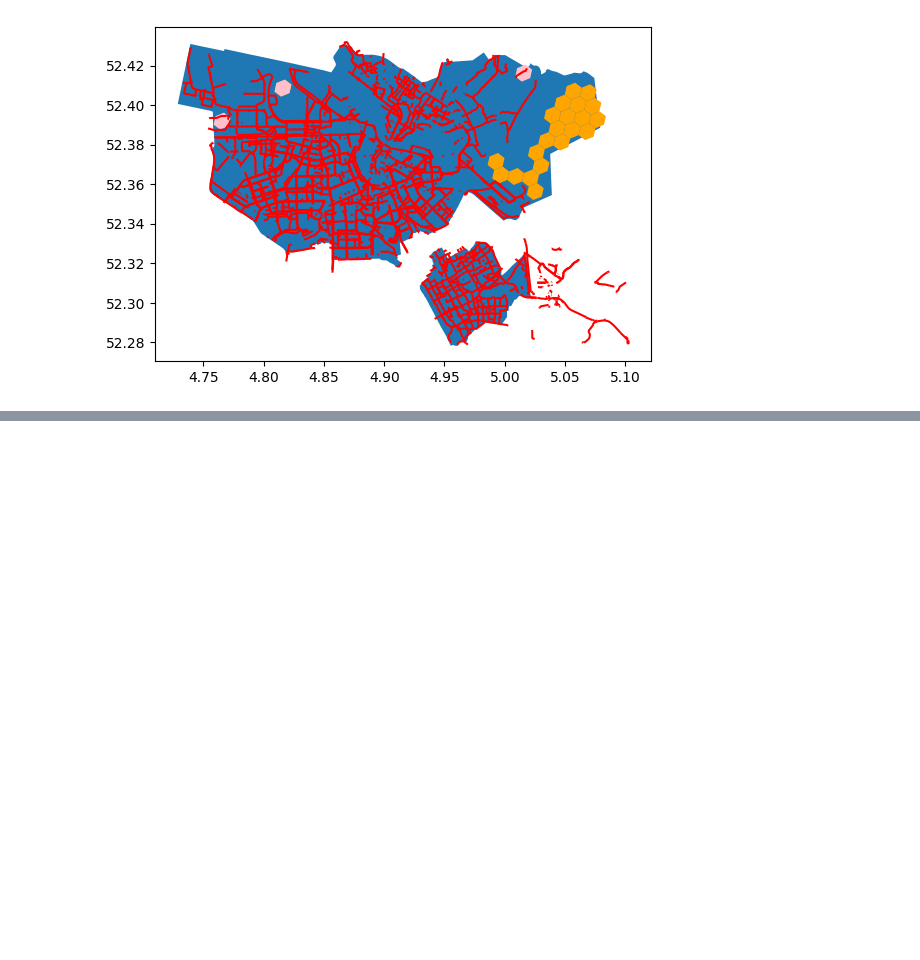
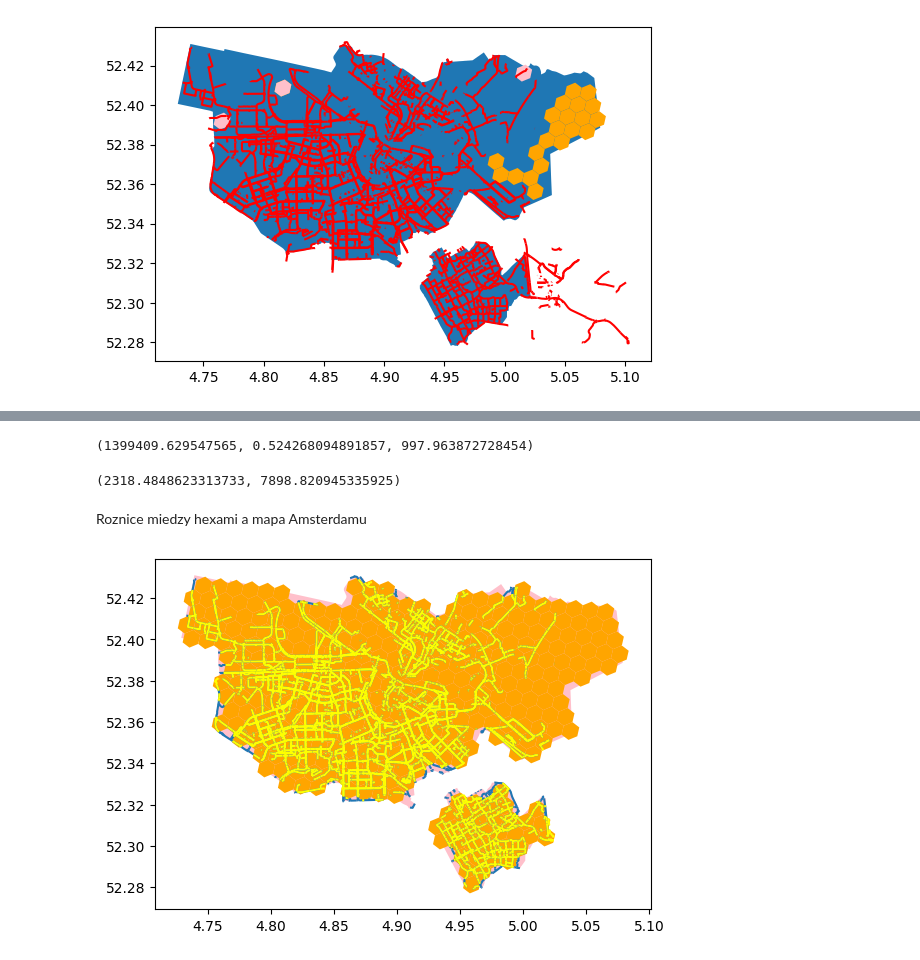
Before and after one commit to juliamorka/bike-paths-analysis, a Jupyter notebook: dev.ipynb, the cells around one changed output, grey strips where cells are left out. Drawn from its saved outputs; the diff is of its cells as text; code cells hidden in the pictures; blank space fills up the shorter version.

Commit message:
Added more variables, created correlated vars binning. Added Forward Feature Selection for Linear Regression model.

```diff
--- a/dev.ipynb
+++ b/dev.ipynb
@@ -80,3 +58,0 @@ len(num_buildings)
-# %%
-# polygons["green_area_abs"] = areas
-polygons["num_buildings"] = num_buildings
@@ -126,0 +69,9 @@ None
+# %%
+with open('config/amt_columns_binning_config.json') as json_config:
+    AMT_VARS_DICT = json.load(json_config)
+
+with open("config/area_columns_binning_config.json") as json_config:
+    AREA_VARS_DICT = json.load(json_config)
+
+with open("config/len_columns_binning_config.json") as json_config:
+    LEN_VARS_DICT = json.load(json_config)
@@ -127 +169,12 @@ None
+# %%
+for tag_key, tags_dict in AMT_VARS_DICT.items():
+    polygons[f"{tag_key}_amt"] = Parallel(n_jobs=-1)(delayed(calculate_tag_amt)(polygon, tags_dict) for polygon in polygons["geometry"])
+
+for tag_key, tags_dict in AREA_VARS_DICT.items():
+    polygons[f"{tag_key}_area"] = Parallel(n_jobs=-1)(delayed(calculate_tag_area)(polygon, tags_dict) for polygon in polygons["geometry"])
+
+for tag_key, tags_dict in LEN_VARS_DICT.items():
+    polygons[f"{tag_key}_len"] = Parallel(n_jobs=-1)(delayed(calculate_tag_len)(polygon, tags_dict) for polygon in polygons["geometry"])
+
+polygons["bike_paths_len"] = Parallel(n_jobs=-1)(delayed(get_bike_paths_len)(polygon, amsterdam_bike_paths) for polygon in polygons["geometry"])
 # %%
@@ -188,2 +194,0 @@ polygons
-# %%
-polygons["green_area"] = polygons["geometry"].apply(ox.features.features_from_polygon, axis=1, )
@@ -272,0 +269,39 @@ plt.show()
+# %%
+from sklearn.metrics import mean_squared_error, r2_score, mean_absolute_error
+
+features = ['secondary_roads_len', 'primary_roads_len', 'residential_roads_len', 'hospital_amt', 'bench_amt',
+            'picnic_site_amt','hostel_amt', 'atm_amt', 'bicycle_repair_station_amt']
+model = LinearRegression()
+
+model.fit(pd.concat([X_train[features], X_test[features]]), pd.concat([y_train, y_test]))
+
+y_holdout_pred = model.predict(X_holdout[features])
+
+mse = mean_squared_error(y_holdout, y_holdout_pred)
+r2 = r2_score(y_holdout, y_holdout_pred)
+mae = mean_absolute_error(y_holdout, y_holdout_pred)
+
+scores = mse, r2, mae
+print(scores)
+# %% [output]
+(1399409.629547565, 0.524268094891857, 997.963872728454)
+# %%
+y.mean(), y.max()
+# %% [output]
+(2318.4848623313733, 7898.820945335925)
+# %% [markdown]
+Roznice miedzy hexami a mapa Amsterdamu
+# %%
+fig, ax = plt.subplots(1,1)
+amsterdam_gdf.plot(ax=ax, color="pink")
+polygons["geometry"].plot(ax=ax, color="orange")
+clipped.plot(ax=ax)
+# gpd.GeoSeries(temp).plot(ax=ax, color="red")
+for i in range(0,352):
+    # if len(polygon)>0:
+    g = gpd.clip(amsterdam_bike_paths, polygons["geometry"].iloc[i])
+    # print(len(g))
+    if len(g)>0:
+        g.plot(ax=ax, color="yellow")
+# %% [output]
+[figure, added]
```
Also changed, not shown: parts of 35 cells of this notebook, 3 other files.
